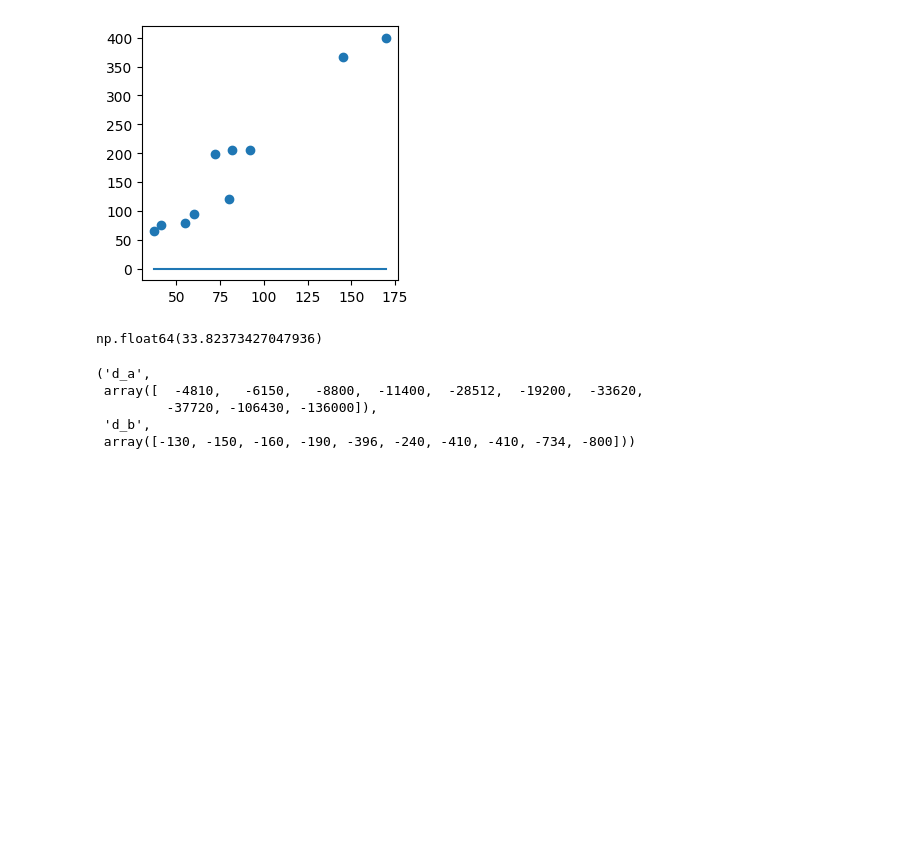
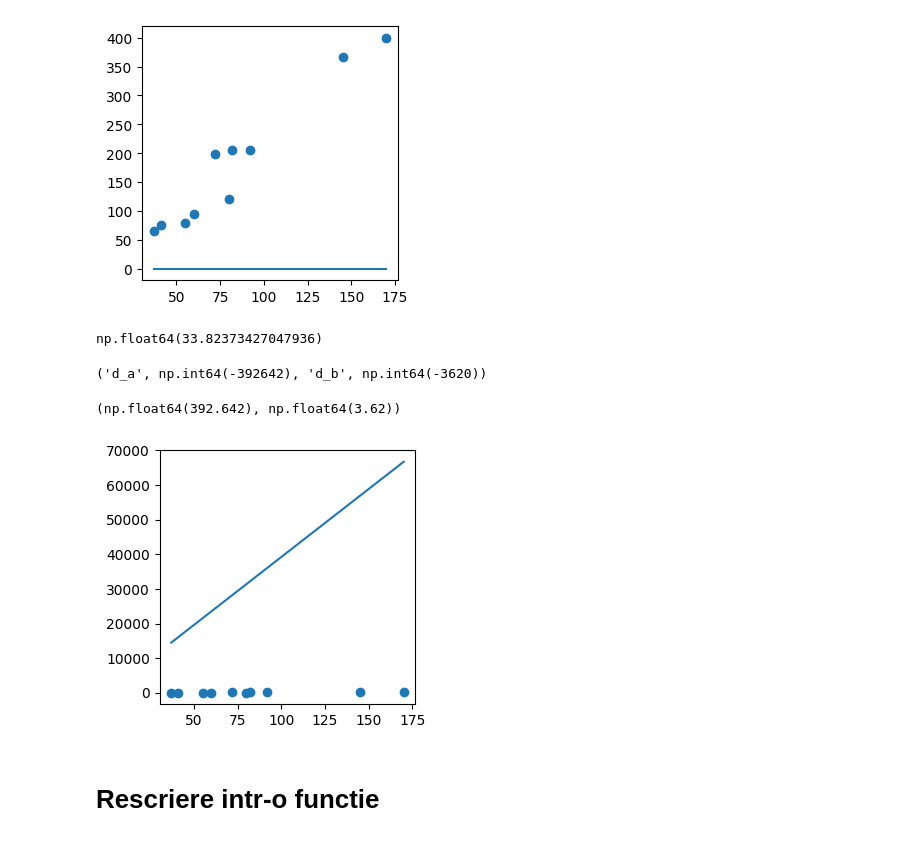
Before and after one commit to Stelian-DRAGNE/Machine-Learning-using-Python-2024-2025, a Jupyter notebook: CURS 2/3.calcul_gradient.ipynb, the cells around one changed output. Cells and saved outputs as stored; diff of their text form; code cells hidden in the pictures; blank space fills up the shorter version.

Commit message:
Calcul gradient

```diff
--- a/CURS 2/3.calcul_gradient.ipynb
+++ b/CURS 2/3.calcul_gradient.ipynb
@@ -26,13 +26,23 @@ suma_reziduala
 # %% [output]
 np.float64(33.82373427047936)
 # %%
-derivata_a = 2 * (preturi_calculate - preturi) * suprafete
-derivata_b = 2 * (preturi_calculate - preturi)
+derivata_a = 2 * np.sum((preturi_calculate - preturi) * suprafete)
+derivata_b = 2 * np.sum((preturi_calculate - preturi))
 
 "d_a", derivata_a, "d_b", derivata_b
 # %% [output]
-('d_a',
- array([  -4810,   -6150,   -8800,  -11400,  -28512,  -19200,  -33620,
-         -37720, -106430, -136000]),
- 'd_b',
- array([-130, -150, -160, -190, -396, -240, -410, -410, -734, -800]))
+('d_a', np.int64(-392642), 'd_b', np.int64(-3620))
+# %%
+LEARNING_RATE = 0.001
+# %%
+noul_a = a - derivata_a * LEARNING_RATE
+noul_b = b - derivata_b * LEARNING_RATE
+noul_a, noul_b
+# %% [output]
+(np.float64(392.642), np.float64(3.62))
+# %%
+lin_plot(suprafete, preturi, noul_a, noul_b)
+# %% [output]
+[figure, added]
+# %% [markdown]
+# Rescriere intr-o functie
```
Also changed, not shown: parts of 9 cells of this notebook, 1 other file.
